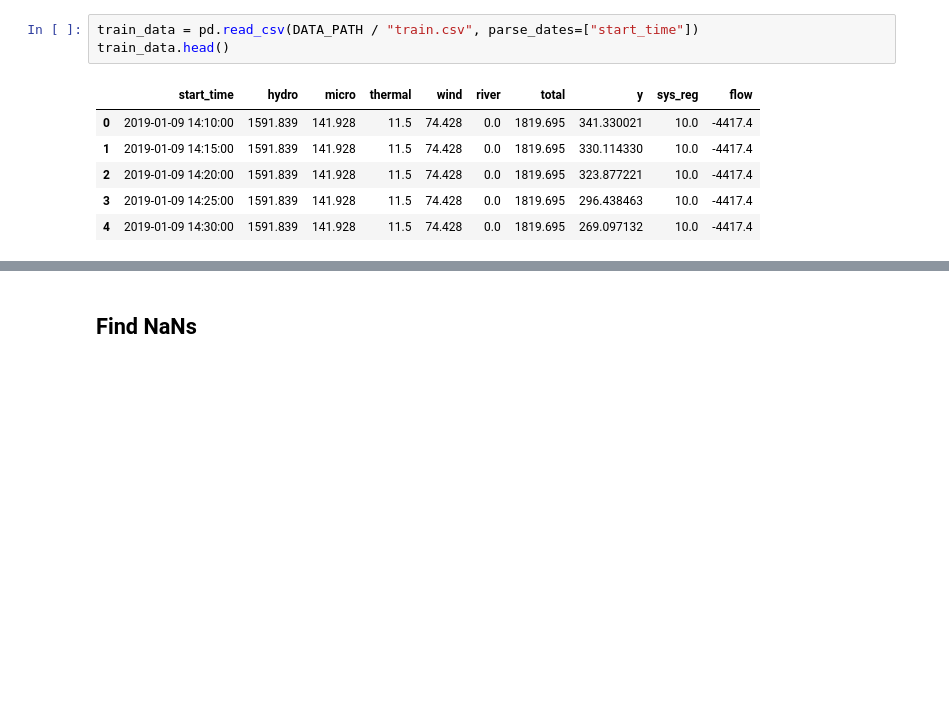
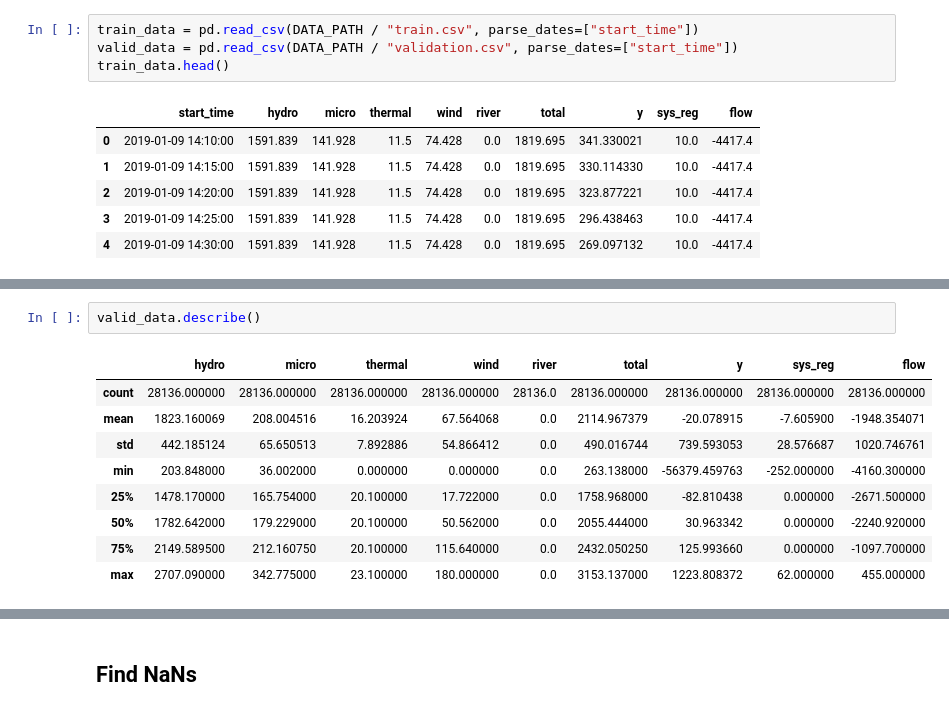
Before and after one commit to BollaBerg/IT3030-Deep-learning, a Jupyter notebook: Project 3 - Imbalance forecasting/exploration/data_exploration.ipynb, the cells around one changed output, grey strips where cells are left out. Drawn from its saved outputs; the diff is of its cells as text; blank space fills up the shorter version.

```diff
--- a/Project 3 - Imbalance forecasting/src/exploration/data_exploration.ipynb
+++ b/Project 3 - Imbalance forecasting/exploration/data_exploration.ipynb
@@ -12,6 +12,7 @@ from src.helpers.path import DATA_PATH
 plt.rcParams["figure.figsize"] = (20, 10)
 # %%
 train_data = pd.read_csv(DATA_PATH / "train.csv", parse_dates=["start_time"])
+valid_data = pd.read_csv(DATA_PATH / "validation.csv", parse_dates=["start_time"])
 train_data.head()
 # %% [output]
 |  | start_time | hydro | micro | thermal | wind | river | total | y | sys_reg | flow |
@@ -22,0 +36,12 @@ train_data.head()
+# %%
+valid_data.describe()
+# %% [output]
+|  | hydro | micro | thermal | wind | river | total | y | sys_reg | flow |
+| count | 28136.000000 | 28136.000000 | 28136.000000 | 28136.000000 | 28136.0 | 28136.000000 | 28136.000000 | 28136.000000 | 28136.000000 |
+| mean | 1823.160069 | 208.004516 | 16.203924 | 67.564068 | 0.0 | 2114.967379 | -20.078915 | -7.605900 | -1948.354071 |
+| std | 442.185124 | 65.650513 | 7.892886 | 54.866412 | 0.0 | 490.016744 | 739.593053 | 28.576687 | 1020.746761 |
+| min | 203.848000 | 36.002000 | 0.000000 | 0.000000 | 0.0 | 263.138000 | -56379.459763 | -252.000000 | -4160.300000 |
+| 25% | 1478.170000 | 165.754000 | 20.100000 | 17.722000 | 0.0 | 1758.968000 | -82.810438 | 0.000000 | -2671.500000 |
+| 50% | 1782.642000 | 179.229000 | 20.100000 | 50.562000 | 0.0 | 2055.444000 | 30.963342 | 0.000000 | -2240.920000 |
+| 75% | 2149.589500 | 212.160750 | 20.100000 | 115.640000 | 0.0 | 2432.050250 | 125.993660 | 0.000000 | -1097.700000 |
+| max | 2707.090000 | 342.775000 | 23.100000 | 180.000000 | 0.0 | 3153.137000 | 1223.808372 | 62.000000 | 455.000000 |
```
Also changed, not shown: parts of 3 cells of this notebook.
